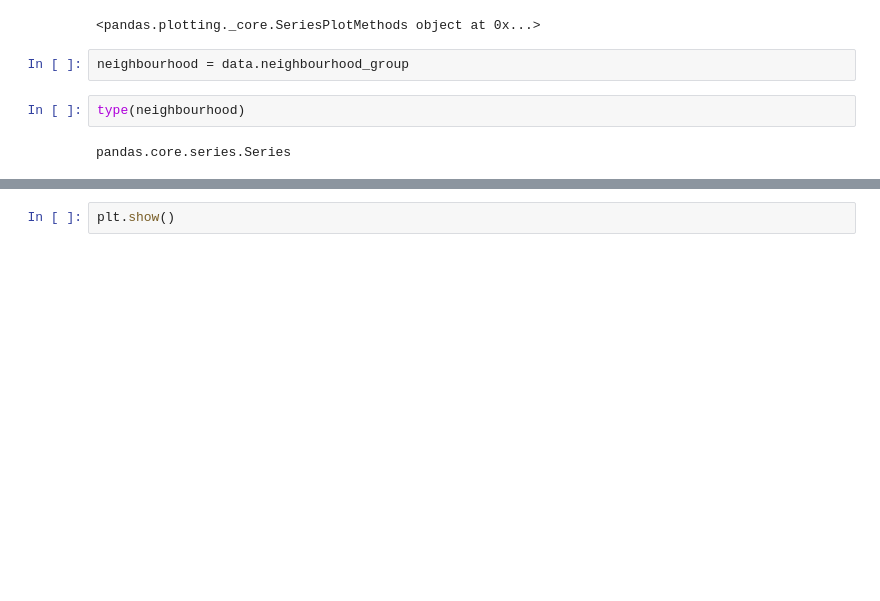
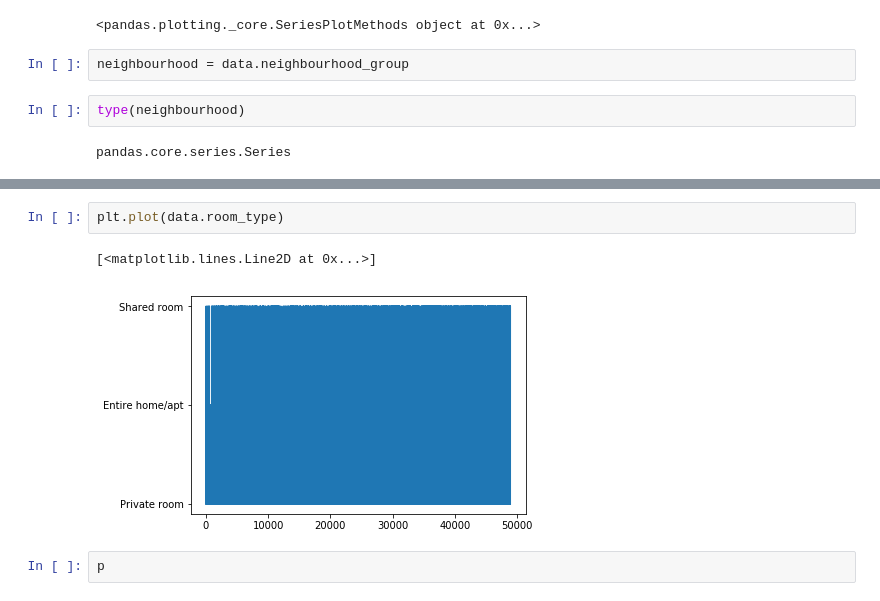
Before and after one commit to david-yang2/airbnb, a Jupyter notebook: EDA.ipynb, the cells around one changed output, grey strips where cells are left out. Drawn from its saved outputs; the diff is of its cells as text; blank space fills up the shorter version.

Commit message:
unqiue room type

```diff
--- a/EDA.ipynb
+++ b/EDA.ipynb
@@ -81,2 +81,7 @@ neighbourhood.plot
-# %%
-plt.show()
+# %%
+plt.plot(data.room_type)
+# %% [output]
+[<matplotlib.lines.Line2D at 0x...>]
+[figure, added]
+# %%
+p
```
Also changed, not shown: parts of 2 cells of this notebook.
